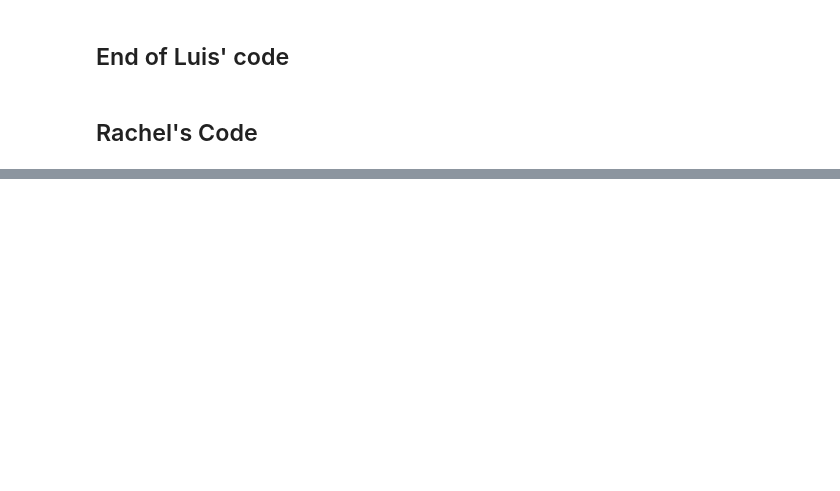
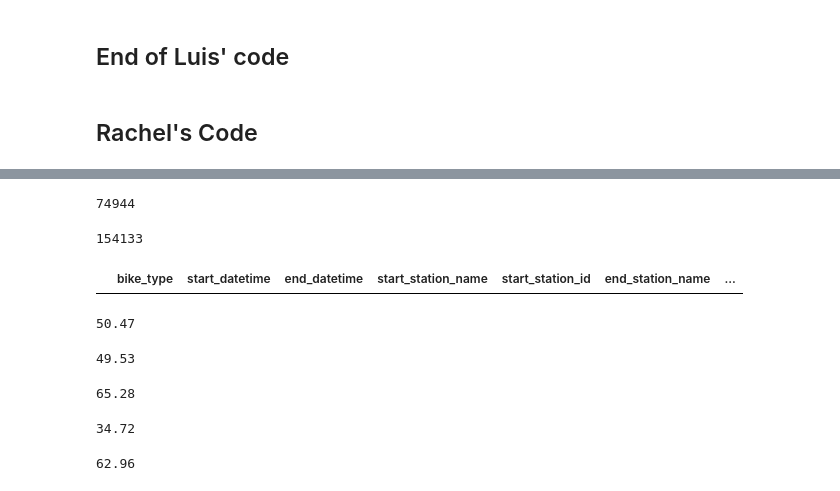
Before and after one commit to luchovzla/project-1, a Jupyter notebook: NiceRideCombined.ipynb, the cells around one changed output, grey strips where cells are left out. Drawn from its saved outputs; the diff is of its cells as text; code cells hidden in the pictures; blank space fills up the shorter version.

```diff
--- a/NiceRideCombined.ipynb
+++ b/NiceRideCombined.ipynb
@@ -552,0 +857,42 @@ plt.bar(years, values, color = 'maroon', width = .2)
+# %%
+member_trips_20 = df_2020.loc[(df_2020["account_type"] == "Member"), :]
+total_2020_member_trips = len(member_trips_20)
+total_2020_member_trips
+# %% [output]
+74944
+# %%
+casual_trips_20 = df_2020.loc[(df_2020["account_type"] == "Casual"), :]
+total_2020_casual_trips = len(casual_trips_20)
+total_2020_casual_trips
+# %% [output]
+154133
+# %%
+odd_trips_20 = df_2020.loc[(df_2020["account_type"] != "Member") & (df_2020["account_type"] != "Casual"), :]
+odd_trips_20
+# %% [output]
+|  | bike_type | start_datetime | end_datetime | start_station_name | start_station_id | end_station_name | ... |
+# %%
+pct_2015_member_trips = round((total_2015_member_trips / ride_count_2015) * 100, 2)
+pct_2015_member_trips
+# %% [output]
+50.47
+# %%
+pct_2015_casual_trips = round((total_2015_casual_trips / ride_count_2015) * 100, 2)
+pct_2015_casual_trips
+# %% [output]
+49.53
+# %%
+pct_2016_member_trips = round((total_2016_member_trips / ride_count_2016) * 100, 2)
+pct_2016_member_trips
+# %% [output]
+65.28
+# %%
+pct_2016_casual_trips = round((total_2016_casual_trips / ride_count_2016) * 100, 2)
+pct_2016_casual_trips
+# %% [output]
+34.72
+# %%
+pct_2017_member_trips = round((total_2017_member_trips / ride_count_2017) * 100, 2)
+pct_2017_member_trips
+# %% [output]
+62.96
```
Also changed, not shown: parts of 56 cells of this notebook, 1 other file.
